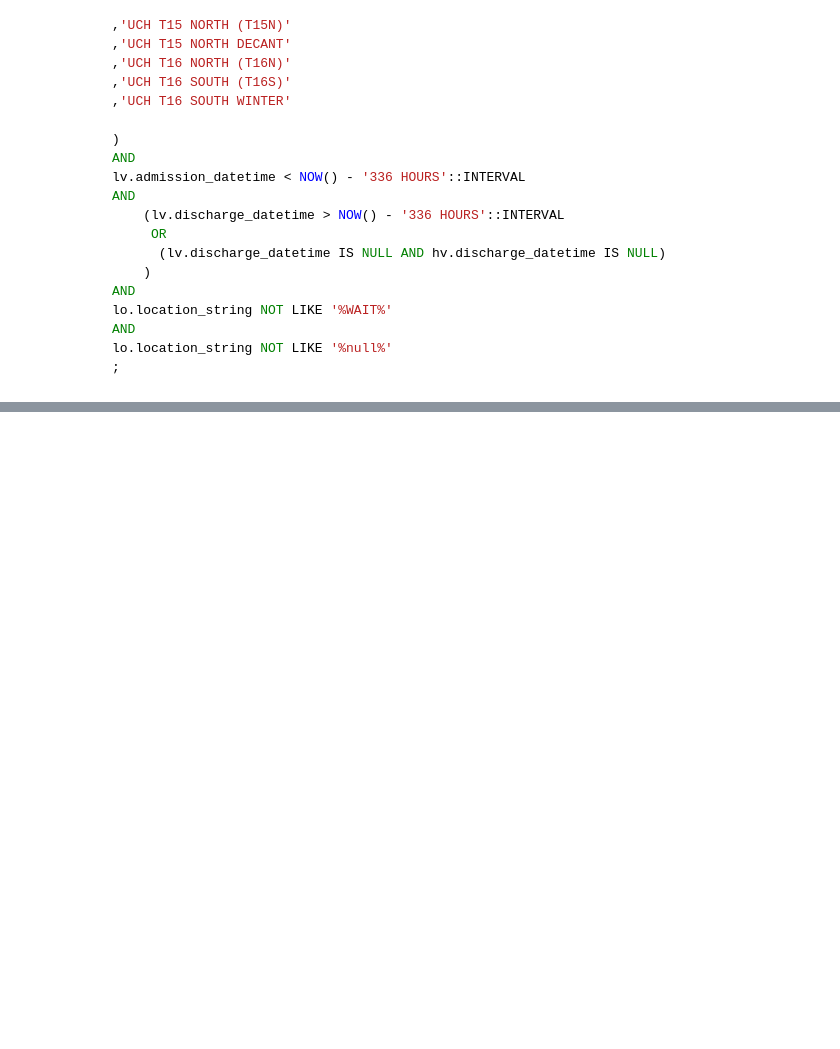
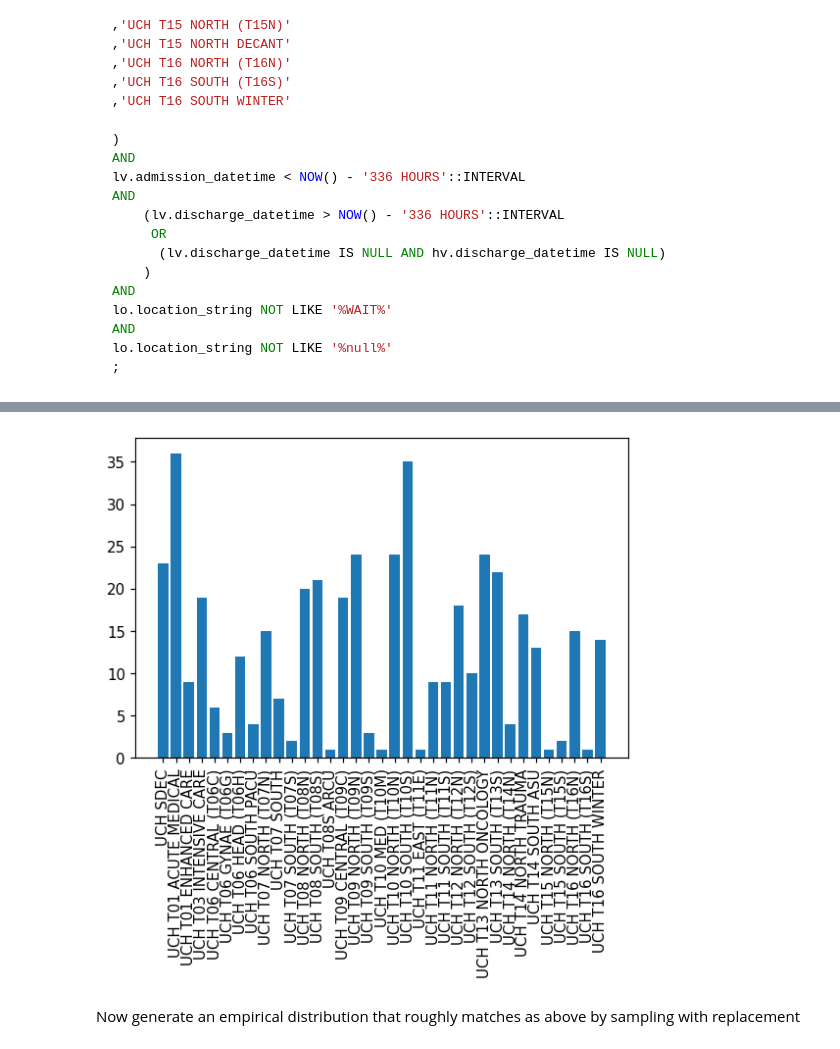
Before and after one commit to HYLODE/HyStakes, a Jupyter notebook: hystakes/vignettes/prepare-synthetic-data.ipynb, the cells around one changed output, grey strips where cells are left out. Saved outputs shown, nothing was run; the diff lists cells and outputs as text; code cells hidden in the pictures; blank space fills up the shorter version.

```diff
--- a/hystakes/vignettes/prepare-synthetic-data.ipynb
+++ b/hystakes/vignettes/prepare-synthetic-data.ipynb
@@ -230,0 +276,11 @@ px.histogram(df.hours_to_discharge)
+# %%
+X = df.groupby('department')['department'].count()
+# %%
+fig, ax = plt.subplots(dpi=1.5*72)
+ax.bar(X.index, X.values)
+ax.tick_params(axis='x', rotation=90)
+plt.show()
+# %% [output]
+[figure, added]
+# %% [markdown]
+Now generate an empirical distribution that roughly matches as above by sampling with replacement
```
Also changed, not shown: parts of 50 cells of this notebook, 1 other file.
